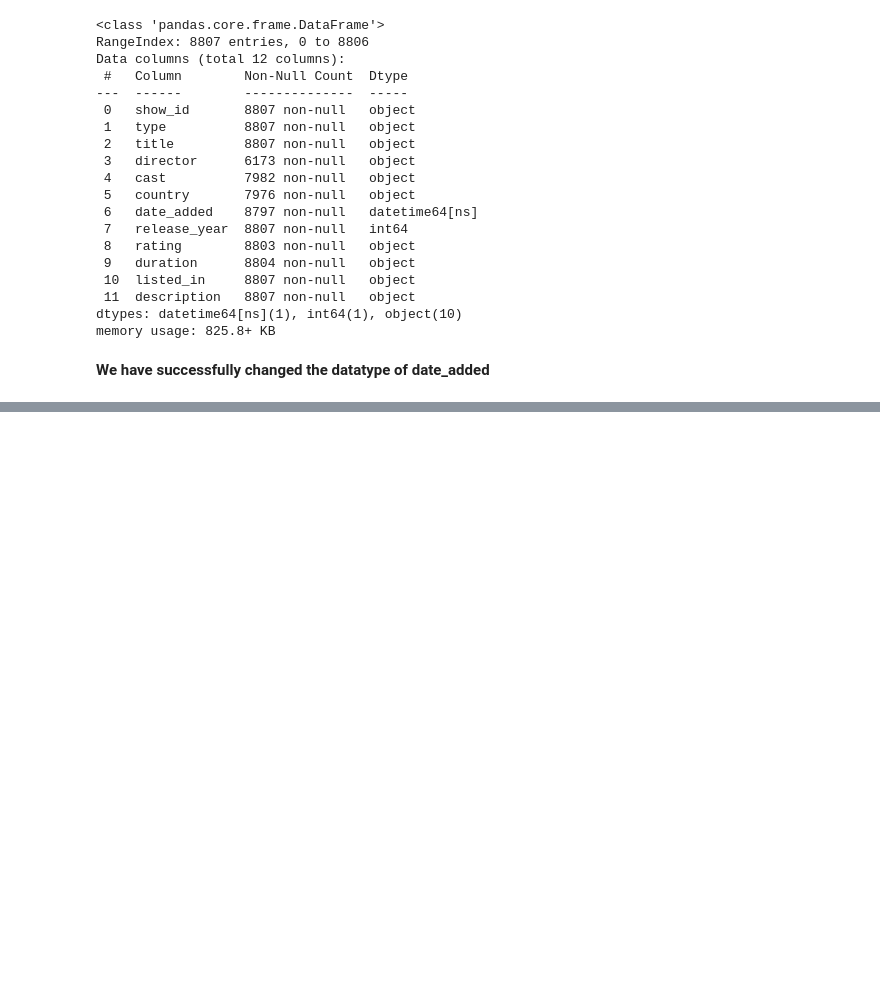
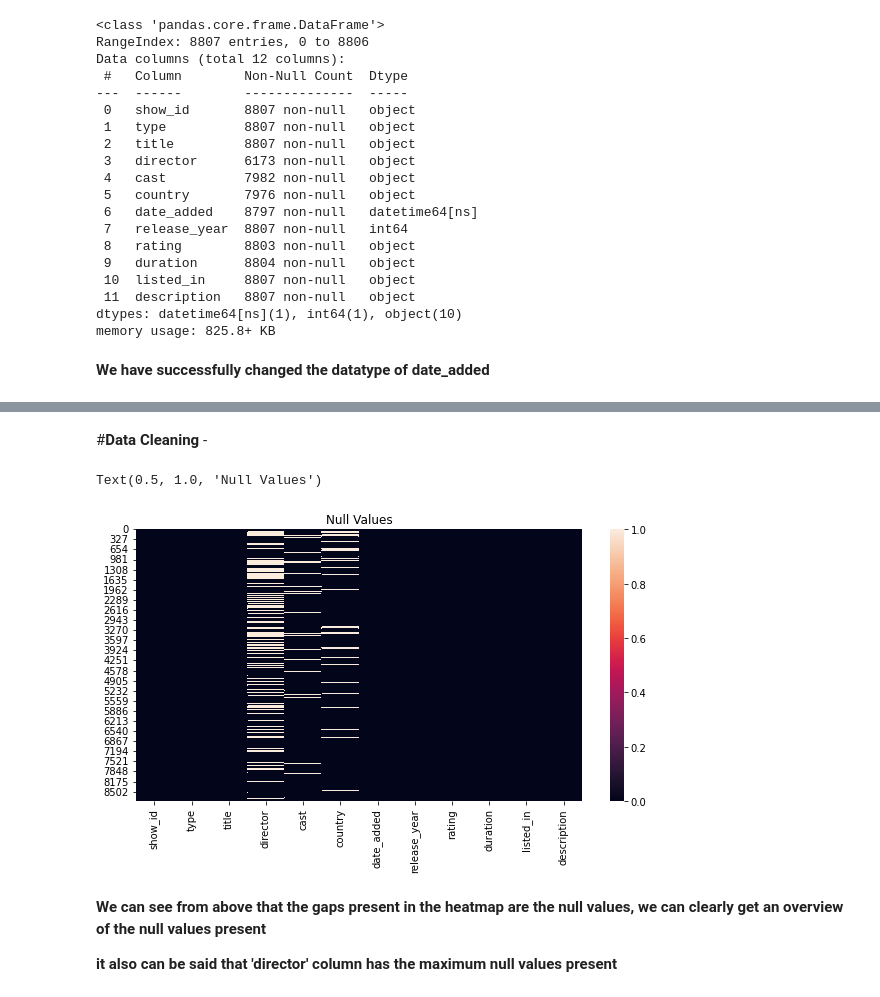
Before and after one commit to Kousikdutta1/Netflix-Shows-and-Movies-Dataset-Analysis, a Jupyter notebook: Netflix_Data_Analysis.ipynb, the cells around one changed output, grey strips where cells are left out. Saved outputs shown, nothing was run; the diff lists cells and outputs as text; code cells hidden in the pictures; blank space fills up the shorter version.

Commit message:
second commit Netflix_dataset

```diff
--- a/Netflix_Data_Analysis.ipynb
+++ b/Netflix_Data_Analysis.ipynb
@@ -219,3 +219,18 @@ netflix_df.head()
 | 2 | s3 | TV Show | Ganglands | Julien Leclercq | Sami Bouajila, Tracy Gotoas, Samu... | NaN | 2021-09-24 | 2021 | TV-MA | 1 Season | ... |
 | 3 | s4 | TV Show | Jailbirds New Orleans | NaN | NaN | NaN | 2021-09-24 | 2021 | TV-MA | 1 Season | ... |
 | 4 | s5 | TV Show | Kota Factory | NaN | Mayur More, Jitendra Kumar, Ranja... | India | 2021-09-24 | 2021 | TV-MA | 2 Seasons | ... |
+# %% [markdown]
+#**Data Cleaning** -
+# %%
+# Let's first visualize with the help of a Heatmap the null values present in our dataset
+
+plt.figure(figsize = (10,5))
+sns.heatmap(netflix_df.isnull());
+plt.title('Null Values')
+# %% [output]
+Text(0.5, 1.0, 'Null Values')
+[figure, added]
+# %% [markdown]
+**We can see from above that the gaps present in the heatmap are the null values, we can clearly get an overview of the null values present**
+
+**it also can be said that  'director'  column has the maximum null values present**
```
Also changed, not shown: parts of 26 cells of this notebook.
